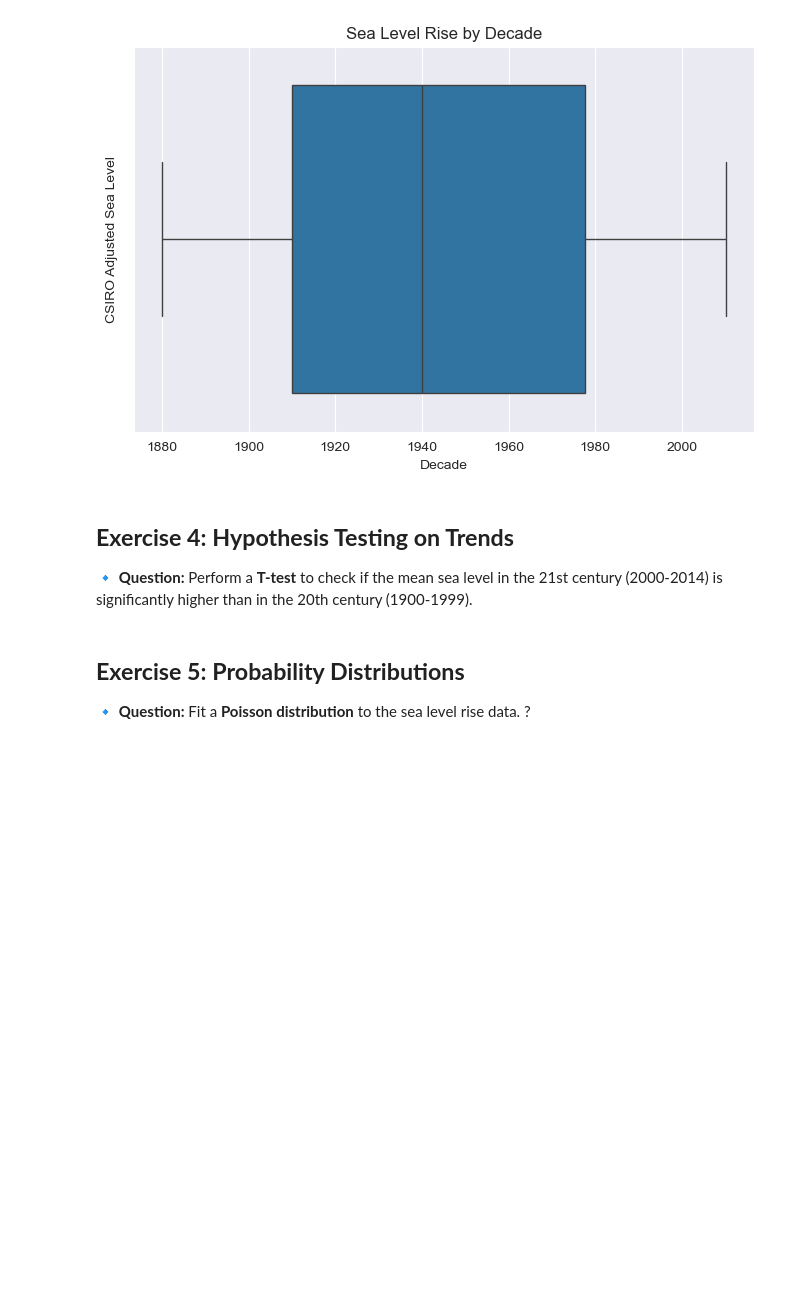
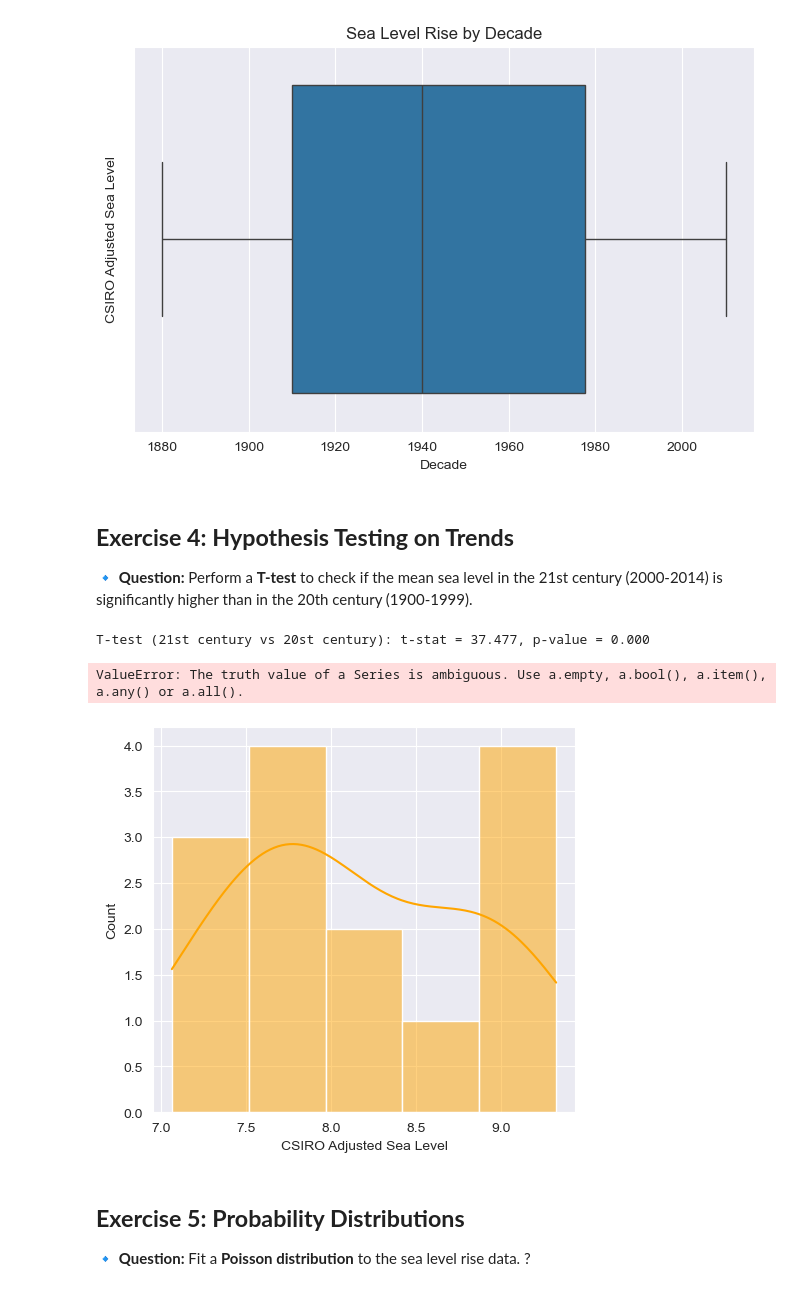
Before and after one commit to 01Qin/DataAnalytics, a Jupyter notebook: week 4/practice 4.ipynb, the cells around one changed output. Drawn from its saved outputs; the diff is of its cells as text; code cells hidden in the pictures; blank space fills up the shorter version.

```diff
--- a/week 4/practice 4.ipynb
+++ b/week 4/practice 4.ipynb
@@ -94,39 +94,45 @@ plt.show()
 # %%
 # Your code here:
 # check if the mean sea level in the 21st century (2000-2014) is significantly higher than in the 20th century (1900-1999)
 
 # Extract the first 29 days of Monero prices
-xmr_29 = df['CSIRO Adjusted Sea Level'].iloc[:29]
+xs21 = df[(df['Year'] >= 2000) & (df['Year'] <= 2014)]['CSIRO Adjusted Sea Level']
+xs20 = df[(df['Year'] >= 1900) & (df['Year'] <= 1999)]['CSIRO Adjusted Sea Level']
 
 # Calculate the mean of this 29-day sample (optional, for context)
-xmr_mean_29 = xmr_29.mean()
+xs21_mean = xs21.mean()
+# xs20_mean = xs20.mean()
 
-# Perform a one-sample t-test: is the 29-day sample mean different from today's price?
-t_stat_xmr_29, p_val_xmr_29 = ttest_1samp(xmr_29, popmean=monero_today)
+# Perform a t-test: is the mean sea level in the 21st century (2000-2014) is significantly higher than in the 20th century (1900-1999)?
+t_stat_xs21, p_val_xs21 = ttest_1samp(xs21, popmean=1)
 
 # Display test statistic and p-value
-print(f"\nT-test (Monero 29-day sample vs today's price): t-stat = {t_stat_xmr_29:.3f}, p-value = {p_val_xmr_29:.3f}")
+print(f"\nT-test (21st century vs 20st century): t-stat = {t_stat_xs21:.3f}, p-value = {p_val_xs21:.3f}")
 
 plt.figure(figsize=(12, 5))
 
-# Histogram + KDE for the 29-day sample
+# Histogram + KDE for the 21st century
 plt.subplot(1, 2, 1)
-sns.histplot(xmr_29, kde=True, color='orange')
-plt.axvline(monero_today, color='red', linestyle='--', label="Today (comparison mean)")
-plt.title("Histogram of Monero Prices (29-Day Sample)")
-plt.xlabel("Price")
+sns.histplot(xs21, kde=True, color='orange')
+plt.axvline(xs20, color='red', linestyle='--', label="20th (comparison mean)")
+plt.title("Histogram of Sea level")
+plt.xlabel("Sea Level")
 plt.ylabel("Frequency")
 plt.legend()
 
 # Q-Q plot to check for normality of the sample (assumption for t-test)
 plt.subplot(1, 2, 2)
 import scipy.stats as stats
-stats.probplot(xmr_29, dist="norm", plot=plt)
-plt.title("Q-Q Plot of Monero (29-Day Sample for t-test)")
+stats.probplot(xs21, dist="norm", plot=plt)
+plt.title("Q-Q Plot of Sea level")
 
 # Adjust layout for a clean display
 plt.tight_layout()
 plt.show()
+# %% [output]
+T-test (21st century vs 20st century): t-stat = 37.477, p-value = 0.000
+ValueError: The truth value of a Series is ambiguous. Use a.empty, a.bool(), a.item(), a.any() or a.all().
+[figure, added]
 # %% [markdown]
 ## **Exercise 5: Probability Distributions**
 🔹 **Question:** Fit a **Poisson distribution** to the sea level rise data. ?
```
